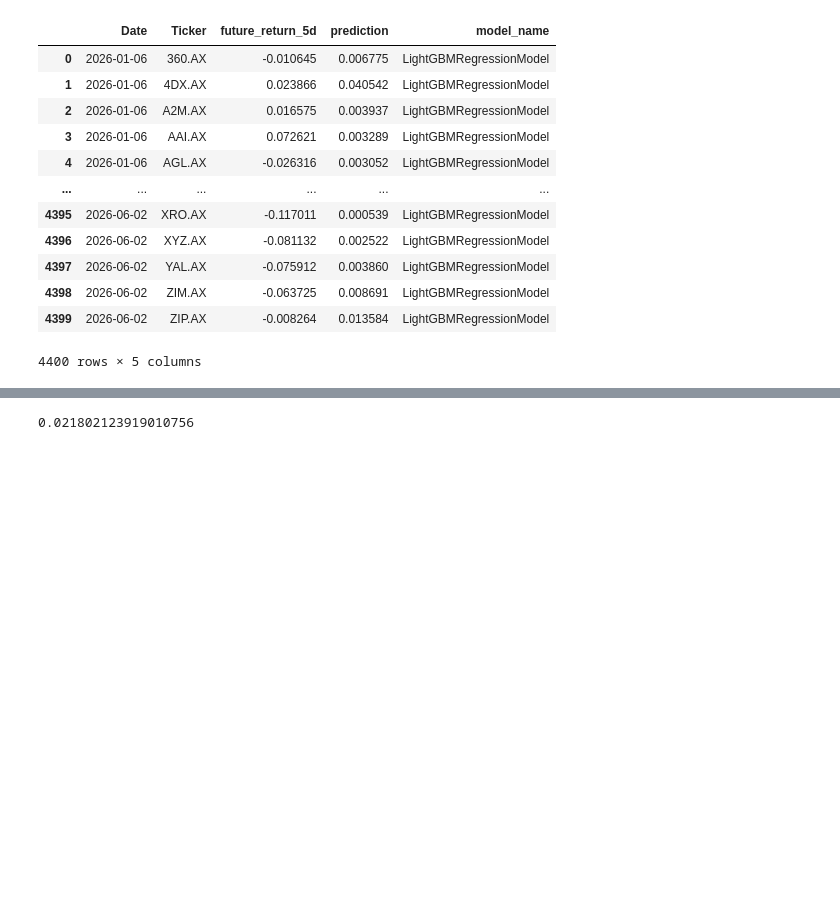
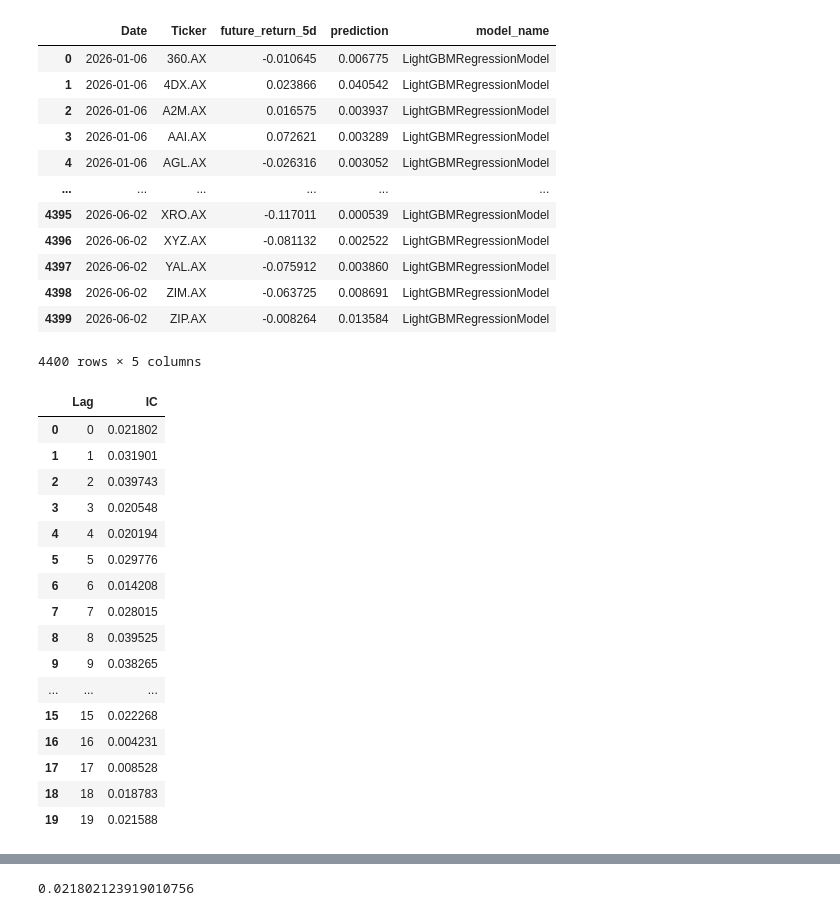
Before and after one commit to hungryfire267/systematic-equities-research, a Jupyter notebook: notebooks/lightgbm_walkforward_research.ipynb, the cells around one changed output, grey strips where cells are left out. Saved outputs shown, nothing was run; the diff lists cells and outputs as text; code cells hidden in the pictures; blank space fills up the shorter version.

```diff
--- a/notebooks/lightgbm_walkforward_research.ipynb
+++ b/notebooks/lightgbm_walkforward_research.ipynb
@@ -153,3 +153,44 @@ test_preds
 | 4398 | 2026-06-02 | ZIM.AX | -0.063725 | 0.008691 | LightGBMRegressionModel |
 | 4399 | 2026-06-02 | ZIP.AX | -0.008264 | 0.013584 | LightGBMRegressionModel |
 4400 rows × 5 columns
+# %%
+results = []
+
+for lag in range(0, 20):
+    df = test_preds.copy()
+
+    df["prediction_lag"] = (
+        df.groupby("Ticker")["prediction"]
+          .shift(lag)
+    )
+
+    ic = (
+        df.groupby("Date")
+          .apply(lambda x: x["prediction_lag"].corr(
+              x["future_return_5d"],
+              method="spearman"
+          ))
+          .mean()
+    )
+
+    results.append((lag, ic))
+
+pd.DataFrame(results, columns=["Lag", "IC"])
+# %% [output]
+|  | Lag | IC |
+| 0 | 0 | 0.021802 |
+| 1 | 1 | 0.031901 |
+| 2 | 2 | 0.039743 |
+| 3 | 3 | 0.020548 |
+| 4 | 4 | 0.020194 |
+| 5 | 5 | 0.029776 |
+| 6 | 6 | 0.014208 |
+| 7 | 7 | 0.028015 |
+| 8 | 8 | 0.039525 |
+| 9 | 9 | 0.038265 |
+| ... | ... | ... |
+| 15 | 15 | 0.022268 |
+| 16 | 16 | 0.004231 |
+| 17 | 17 | 0.008528 |
+| 18 | 18 | 0.018783 |
+| 19 | 19 | 0.021588 |
```
Also changed, not shown: parts of 3 cells of this notebook, 11 other files.
